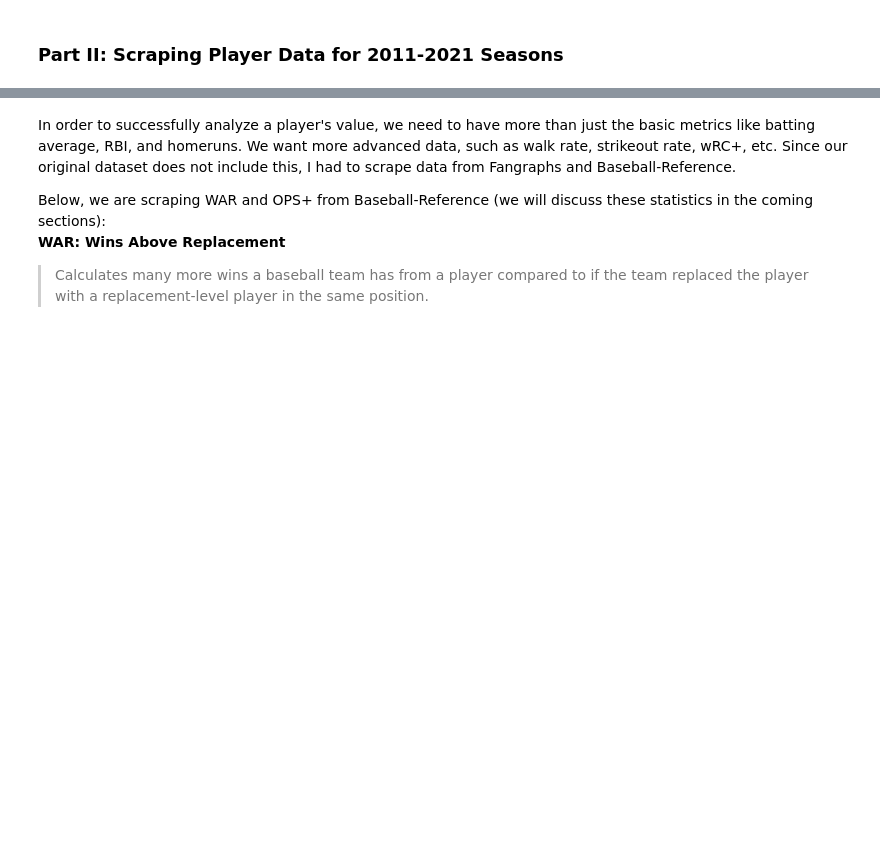
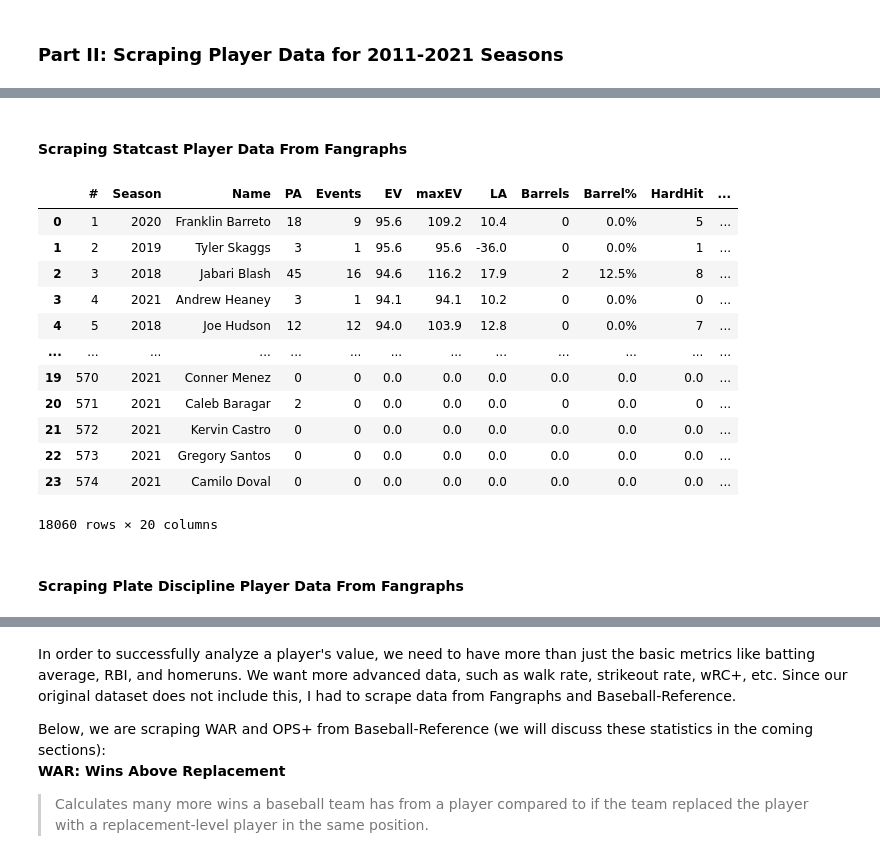
Before and after one commit to cjemm10/cjemm10, a Jupyter notebook: index.ipynb, the cells around one changed output, grey strips where cells are left out. Cells and saved outputs as stored; diff of their text form; code cells hidden in the pictures; blank space fills up the shorter version.

```diff
--- a/index.ipynb
+++ b/index.ipynb
@@ -615,0 +881,38 @@ batting_table
+# %% [markdown]
+#### Scraping Statcast Player Data From Fangraphs
+# %%
+pages = [i for i in range(1, 14)]
+team_idx = [i for i in range(1, 31)]
+teams = ['LAA', 'BAL', 'BOS', 'CHW', 'CLE', 'DET', 'KCR', 'MIN', 'NYY', 'OAK', \
+         'SEA', 'TBR', 'TEX', 'TOR', 'ARI', 'ATL', 'CHC', 'CIN', 'COL', 'MIA', \
+         'HOU', 'LAD', 'MIL', 'WSN', 'NYM', 'PHI', 'PIT', 'STL', 'SDP', 'SFG']
+urls = []
+
+for team in team_idx:
+    for page in pages:
+        urls.append((get_urls(team, (2010, 2021), page, 'player_statcast'), teams[team-1]))
+
+count = 0
+for url in urls:
+    if count == 0:
+        player_statcast = scraping_FanGraphs(url[0], None, url[1])
+        count = 1
+    else:
+        player_statcast = pd.concat([player_statcast, scraping_FanGraphs(url[0], None, url[1])])
+player_statcast
+# %% [output]
+|  | # | Season | Name | PA | Events | EV | maxEV | LA | Barrels | Barrel% | HardHit | ... |
+| 0 | 1 | 2020 | Franklin Barreto | 18 | 9 | 95.6 | 109.2 | 10.4 | 0 | 0.0% | 5 | ... |
+| 1 | 2 | 2019 | Tyler Skaggs | 3 | 1 | 95.6 | 95.6 | -36.0 | 0 | 0.0% | 1 | ... |
+| 2 | 3 | 2018 | Jabari Blash | 45 | 16 | 94.6 | 116.2 | 17.9 | 2 | 12.5% | 8 | ... |
+| 3 | 4 | 2021 | Andrew Heaney | 3 | 1 | 94.1 | 94.1 | 10.2 | 0 | 0.0% | 0 | ... |
+| 4 | 5 | 2018 | Joe Hudson | 12 | 12 | 94.0 | 103.9 | 12.8 | 0 | 0.0% | 7 | ... |
+| ... | ... | ... | ... | ... | ... | ... | ... | ... | ... | ... | ... | ... |
+| 19 | 570 | 2021 | Conner Menez | 0 | 0 | 0.0 | 0.0 | 0.0 | 0.0 | 0.0 | 0.0 | ... |
+| 20 | 571 | 2021 | Caleb Baragar | 2 | 0 | 0.0 | 0.0 | 0.0 | 0 | 0.0 | 0 | ... |
+| 21 | 572 | 2021 | Kervin Castro | 0 | 0 | 0.0 | 0.0 | 0.0 | 0.0 | 0.0 | 0.0 | ... |
+| 22 | 573 | 2021 | Gregory Santos | 0 | 0 | 0.0 | 0.0 | 0.0 | 0.0 | 0.0 | 0.0 | ... |
+| 23 | 574 | 2021 | Camilo Doval | 0 | 0 | 0.0 | 0.0 | 0.0 | 0.0 | 0.0 | 0.0 | ... |
+18060 rows × 20 columns
+# %% [markdown]
+#### Scraping Plate Discipline Player Data From Fangraphs
```
Also changed, not shown: parts of 77 cells of this notebook, 1 other file.
